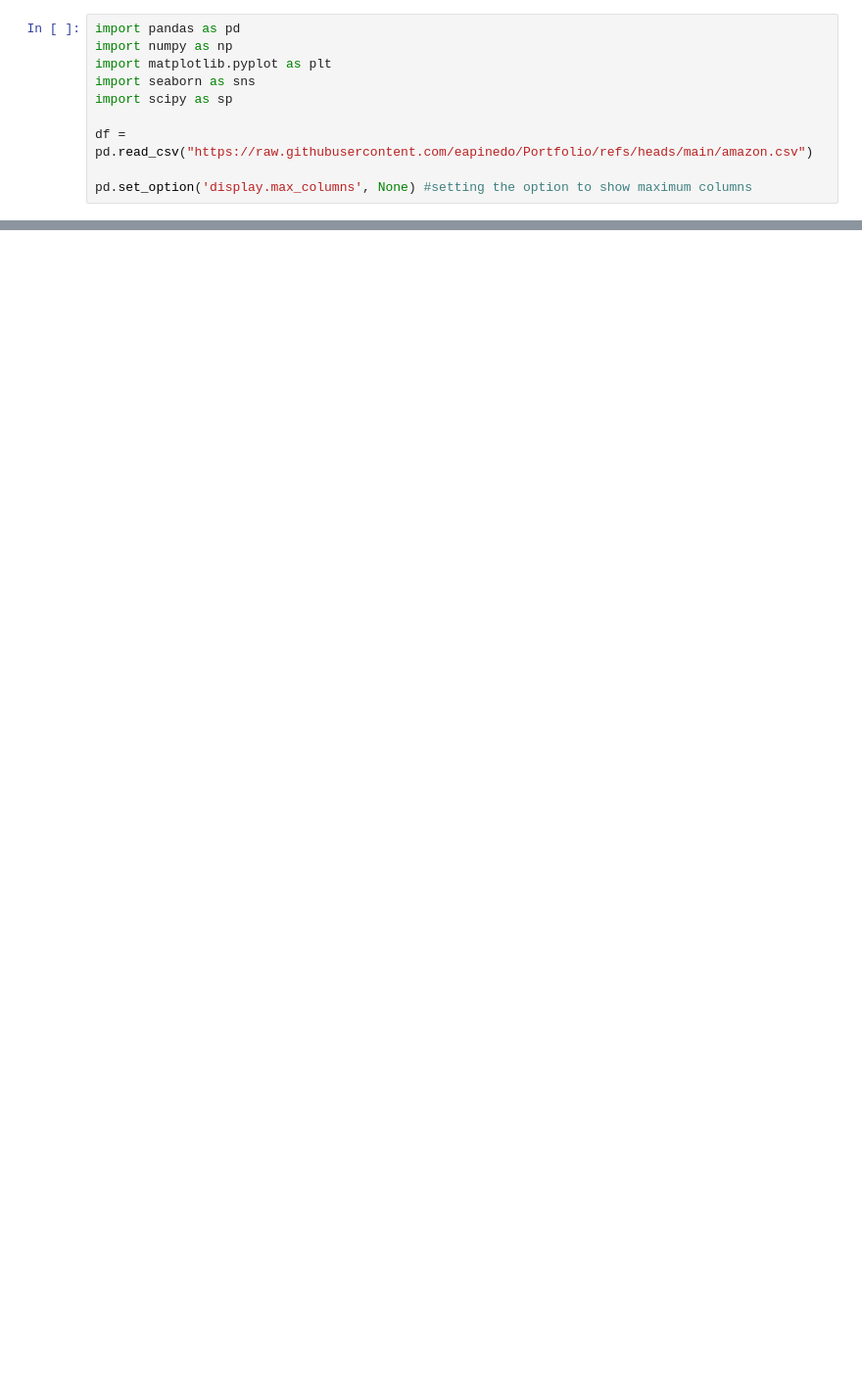
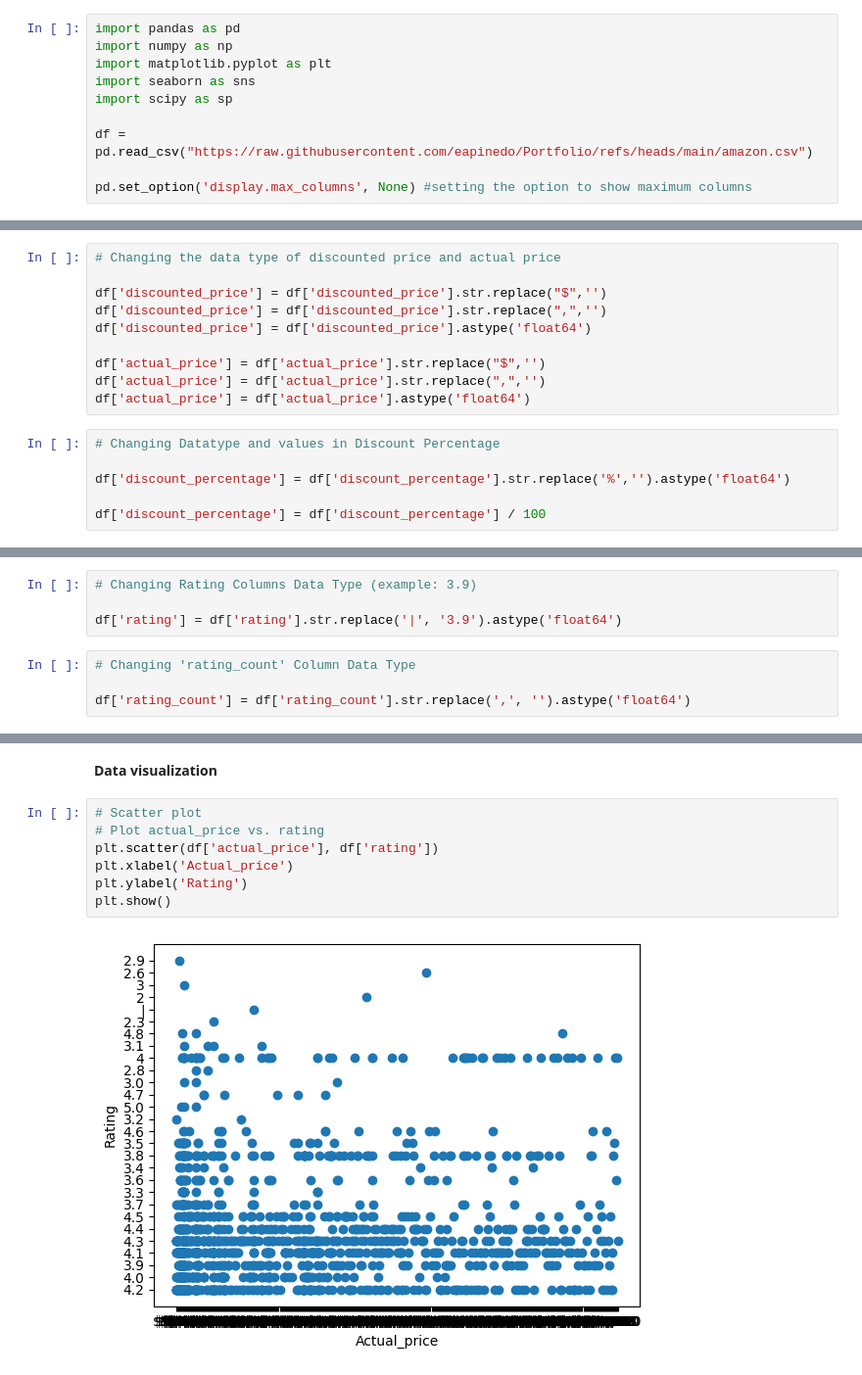
Before and after one commit to eapinedo/Portfolio, a Jupyter notebook: python_script.ipynb, the cells around one changed output, grey strips where cells are left out. Shown at 98% size. Cells and saved outputs as stored; diff of their text form; blank space fills up the shorter version.

```diff
--- a/python_script.ipynb
+++ b/python_script.ipynb
@@ -25,0 +28,16 @@ df.head(5)
+# %%
+# Changing the data type of discounted price and actual price
+
+df['discounted_price'] = df['discounted_price'].str.replace("$",'')
+df['discounted_price'] = df['discounted_price'].str.replace(",",'')
+df['discounted_price'] = df['discounted_price'].astype('float64')
+
+df['actual_price'] = df['actual_price'].str.replace("$",'')
+df['actual_price'] = df['actual_price'].str.replace(",",'')
+df['actual_price'] = df['actual_price'].astype('float64')
+# %%
+# Changing Datatype and values in Discount Percentage
+
+df['discount_percentage'] = df['discount_percentage'].str.replace('%','').astype('float64')
+
+df['discount_percentage'] = df['discount_percentage'] / 100
@@ -25,0 +73,8 @@ df.head(5)
+# %%
+# Changing Rating Columns Data Type (example: 3.9)
+
+df['rating'] = df['rating'].str.replace('|', '3.9').astype('float64')
+# %%
+# Changing 'rating_count' Column Data Type
+
+df['rating_count'] = df['rating_count'].str.replace(',', '').astype('float64')
@@ -25,0 +167,11 @@ df.head(5)
+# %% [markdown]
+**Data visualization**
+# %%
+# Scatter plot
+# Plot actual_price vs. rating
+plt.scatter(df['actual_price'], df['rating'])
+plt.xlabel('Actual_price')
+plt.ylabel('Rating')
+plt.show()
+# %% [output]
+[figure, added]
```
Also changed, not shown: parts of 22 cells of this notebook.
